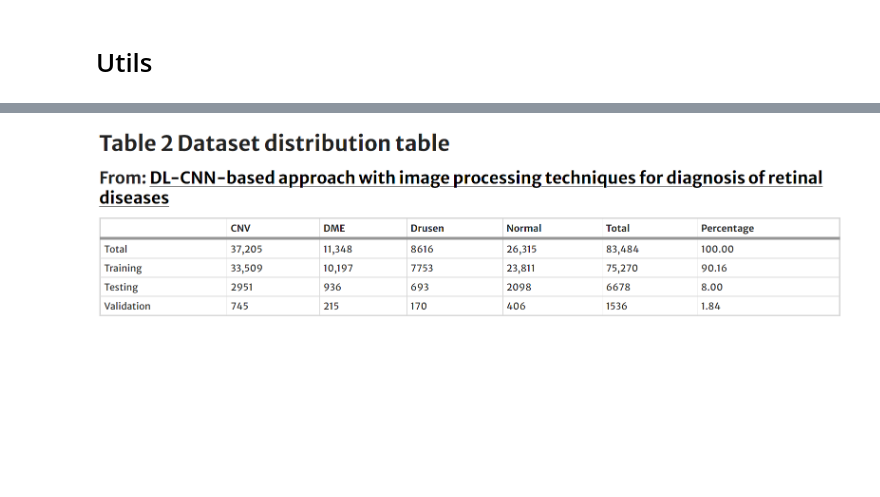
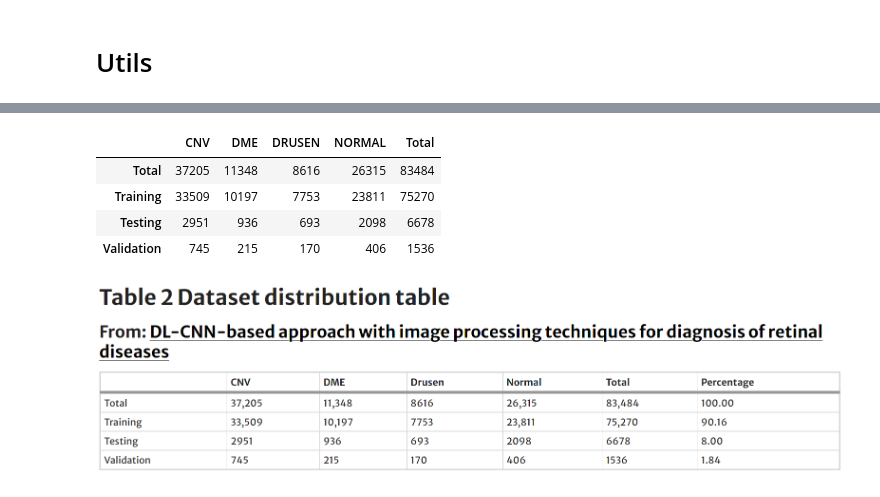
Before and after one commit to myller-silva/PDI-Project, a Jupyter notebook: pdi-project.ipynb, the cells around one changed output, grey strips where cells are left out. Cells and saved outputs as stored; diff of their text form; code cells hidden in the pictures; blank space fills up the shorter version.

```diff
--- a/pdi-project.ipynb
+++ b/pdi-project.ipynb
@@ -66,2 +201,19 @@ seed = 42
+# %%
+data = {
+    'Training': train_dataset_distribution,
+    'Testing': test_dataset_distribution,
+    'Validation': val_dataset_distribution,
+}
+
+df_distribution = pd.DataFrame(data)
+df_distribution.loc["Total"] = df_distribution.sum()
+df_distribution["Total"] = df_distribution.sum(axis=1)
+df_distribution[["Total", "Training", "Testing", "Validation"]].T
+# %% [output]
+|  | CNV | DME | DRUSEN | NORMAL | Total |
+| Total | 37205 | 11348 | 8616 | 26315 | 83484 |
+| Training | 33509 | 10197 | 7753 | 23811 | 75270 |
+| Testing | 2951 | 936 | 693 | 2098 | 6678 |
+| Validation | 745 | 215 | 170 | 406 | 1536 |
 # %% [markdown]
 ![image.png](attachment:c95a5b8d-9ecd-40ac-b562-bd53d4948d46.png)
```
Also changed, not shown: parts of 49 cells of this notebook.
